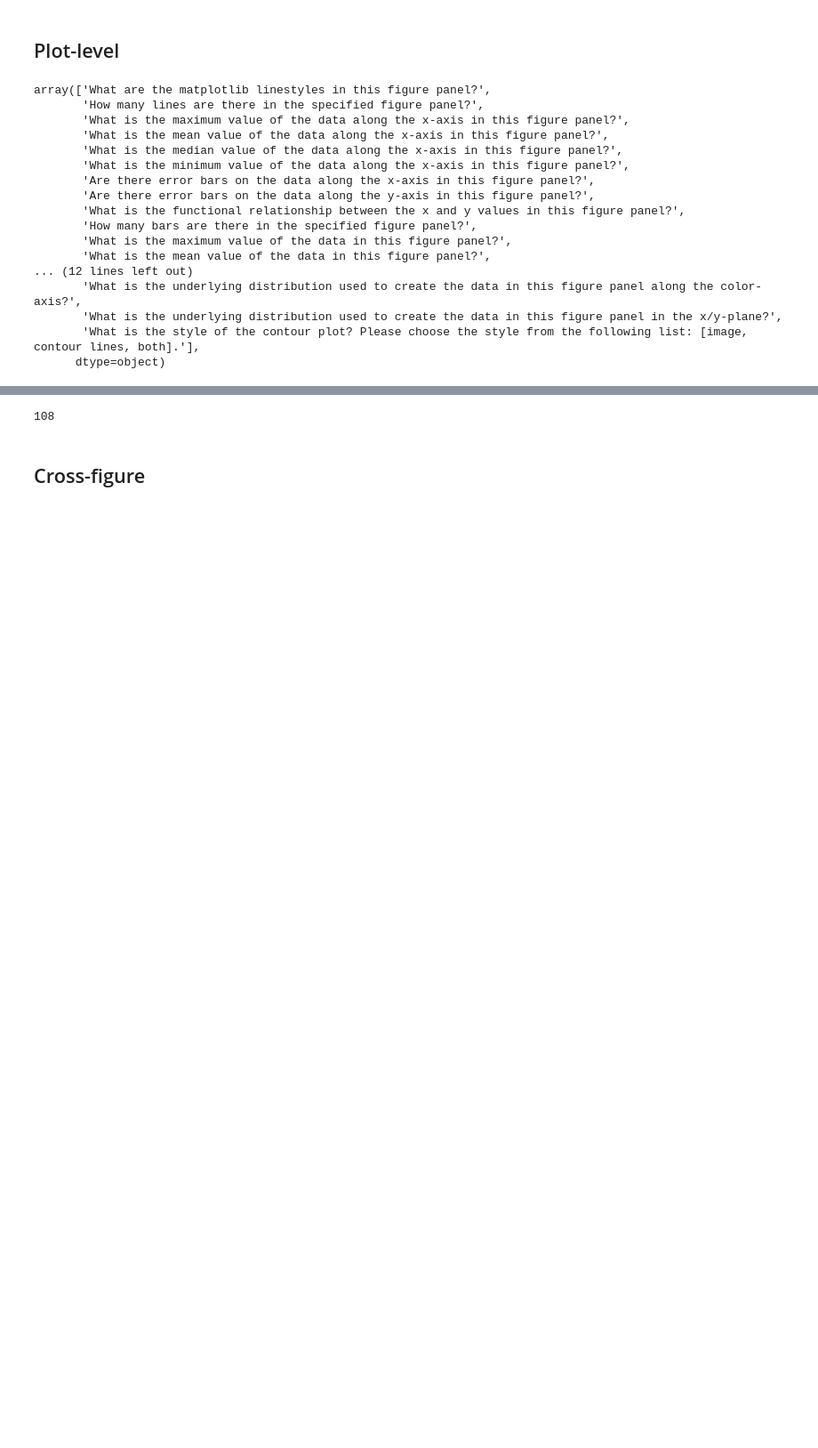
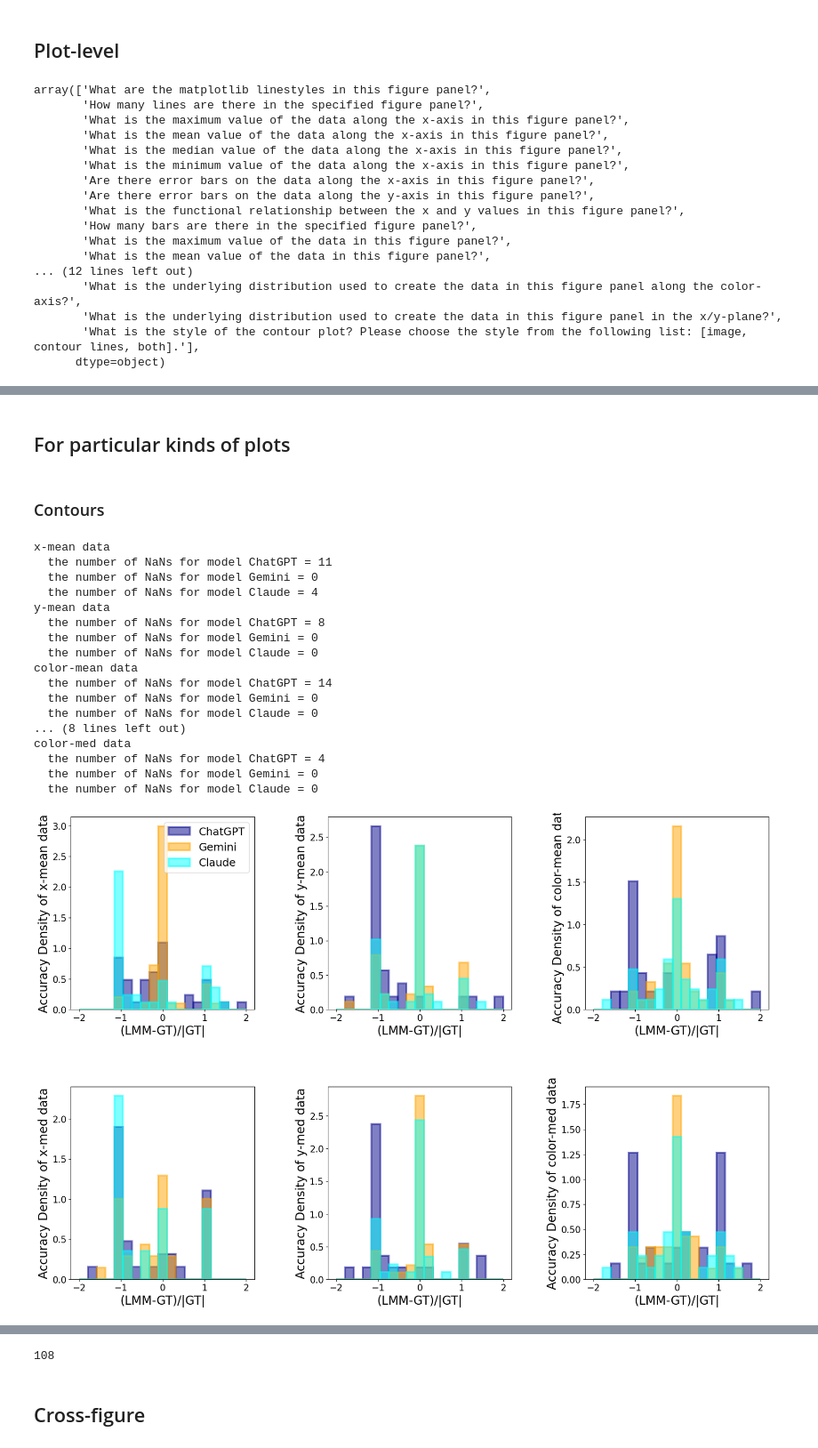
Before and after one commit to ReadingTimeMachine/LLM_VQA_MultiPanel, a Jupyter notebook: parse_lmm_outputs_to_kde_and_scatter_plots.ipynb, the cells around one changed output, grey strips where cells are left out. Shown at 89% size. Drawn from its saved outputs; the diff is of its cells as text; code cells hidden in the pictures; blank space fills up the shorter version.

```diff
--- a/parse_lmm_outputs_to_kde_and_scatter_plots.ipynb
+++ b/parse_lmm_outputs_to_kde_and_scatter_plots.ipynb
@@ -632,9 +644,10 @@ take_abs = True
 hasHistLegend = False
 for iq,q in enumerate(questions_plot):
     dfsub = df[df['question']==q['question']]
+    print(q['tag'])
     for imodel, model in enumerate(dfsub['model'].unique()):
         dfsub2 = dfsub[dfsub['model']==model]
-        gt, lmm1 = get_lmm_gt(dfsub2, q['type'])
+        gt, lmm1 = get_lmm_gt(dfsub2, q['type'],verbose=False)
         gttag = q['tag']+' GT'
         lmtag = labels[model]
         # if plot_diffs:
@@ -729 +742,3 @@ for ax in axes:
 [figure]
+# %% [markdown]
+## For particular kinds of plots
@@ -729,0 +859,41 @@ for ax in axes:
+# %% [markdown]
+### Contours
+# %%
+# by number of item
+questions_figure_plots_contours = [
+    {'tag':'x-mean data','question':'What is the mean value of the data along the x-axis in this figure panel?', 'type':'float',  'norm':'diff'},
+    {'tag':'y-mean data','question':'What is the mean value of the data along the y-axis in this figure panel?', 'type':'float',  'norm':'diff'},
+    {'tag':'color-mean data','question':'What is the mean value of the data along the color-axis in this figure panel?', 'type':'float',  'norm':'diff'},
+    {'tag':'x-med data','question':'What is the median value of the data along the x-axis in this figure panel?', 'type':'float',  'norm':'diff'},
+    {'tag':'y-med data','question':'What is the median value of the data along the y-axis in this figure panel?', 'type':'float',  'norm':'diff'},
+    {'tag':'color-med data','question':'What is the median value of the data along the color-axis in this figure panel?', 'type':'float',  'norm':'diff'},
+]
+
+df_question_tags_plots_contours = {}
+for t in ['tag', 'question', 'Level', 'Type']:
+    df_question_tags_plots_contours[t] = []
+# %%
+# subset for a specific type
+dfsubplot = df.copy()[df['plot type']=='contour']
+#dfsubplot.head()
+# %%
+fig, axes = plot_specific_type(dfsubplot, questions_figure_plots_contours, verbose=False)
+# %% [output]
+x-mean data
+  the number of NaNs for model ChatGPT = 11
+  the number of NaNs for model Gemini = 0
+  the number of NaNs for model Claude = 4
+y-mean data
+  the number of NaNs for model ChatGPT = 8
+  the number of NaNs for model Gemini = 0
+  the number of NaNs for model Claude = 0
+color-mean data
+  the number of NaNs for model ChatGPT = 14
+  the number of NaNs for model Gemini = 0
+  the number of NaNs for model Claude = 0
+... (8 lines left out)
+color-med data
+  the number of NaNs for model ChatGPT = 4
+  the number of NaNs for model Gemini = 0
+  the number of NaNs for model Claude = 0
+[figure, added]
```
Also changed, not shown: parts of 19 cells of this notebook, 2 other files.
